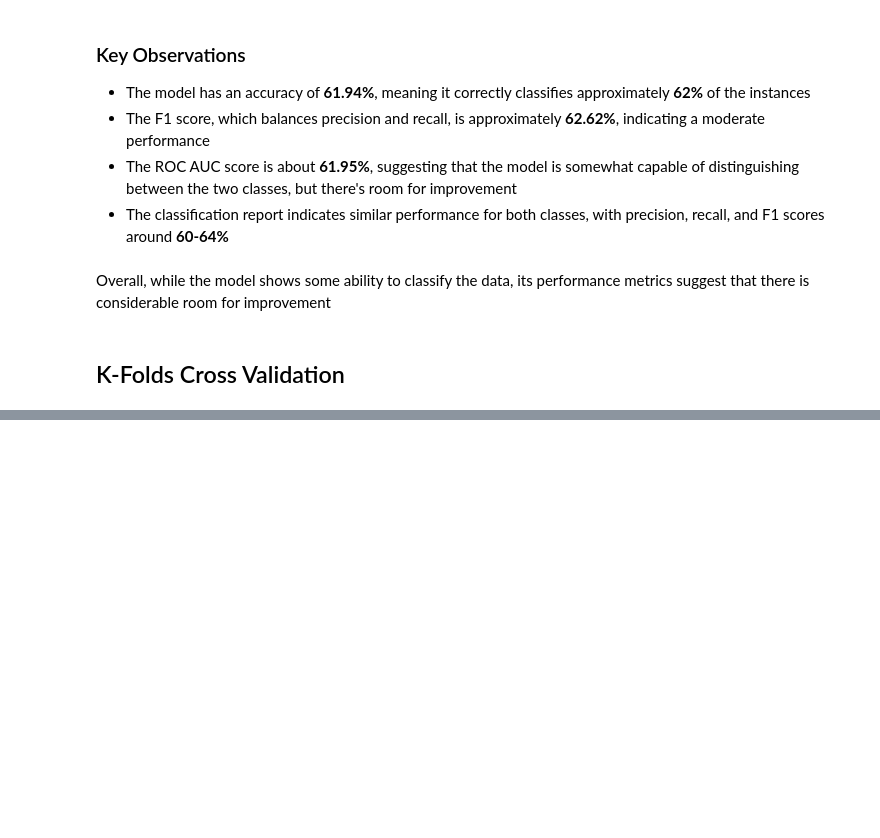
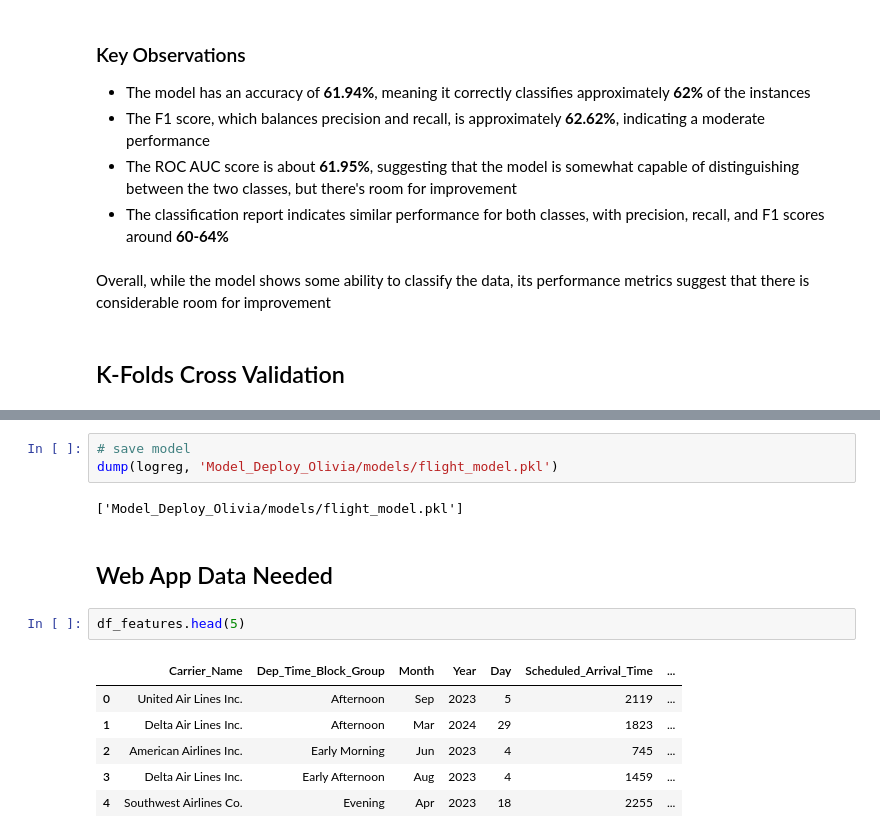
Before and after one commit to B-Treftz/Flight_Status_Predictor, a Jupyter notebook: 5_Model_Deployment/Model_Deploy_Olivia.ipynb, the cells around one changed output, grey strips where cells are left out. Drawn from its saved outputs; the diff is of its cells as text; blank space fills up the shorter version.

```diff
--- a/5_Model_Deployment/Model_Deploy_Olivia.ipynb
+++ b/5_Model_Deployment/Model_Deploy_Olivia.ipynb
@@ -416,0 +619,16 @@ Overall, while the model shows some ability to classify the data, its performanc
+# %%
+# save model
+dump(logreg, 'Model_Deploy_Olivia/models/flight_model.pkl')
+# %% [output]
+['Model_Deploy_Olivia/models/flight_model.pkl']
+# %% [markdown]
+## Web App Data Needed
+# %%
+df_features.head(5)
+# %% [output]
+|  | Carrier_Name | Dep_Time_Block_Group | Month | Year | Day | Scheduled_Arrival_Time | ... |
+| 0 | United Air Lines Inc. | Afternoon | Sep | 2023 | 5 | 2119 | ... |
+| 1 | Delta Air Lines Inc. | Afternoon | Mar | 2024 | 29 | 1823 | ... |
+| 2 | American Airlines Inc. | Early Morning | Jun | 2023 | 4 | 745 | ... |
+| 3 | Delta Air Lines Inc. | Early Afternoon | Aug | 2023 | 4 | 1459 | ... |
+| 4 | Southwest Airlines Co. | Evening | Apr | 2023 | 18 | 2255 | ... |
```
Also changed, not shown: parts of 31 cells of this notebook, 3 other files.
